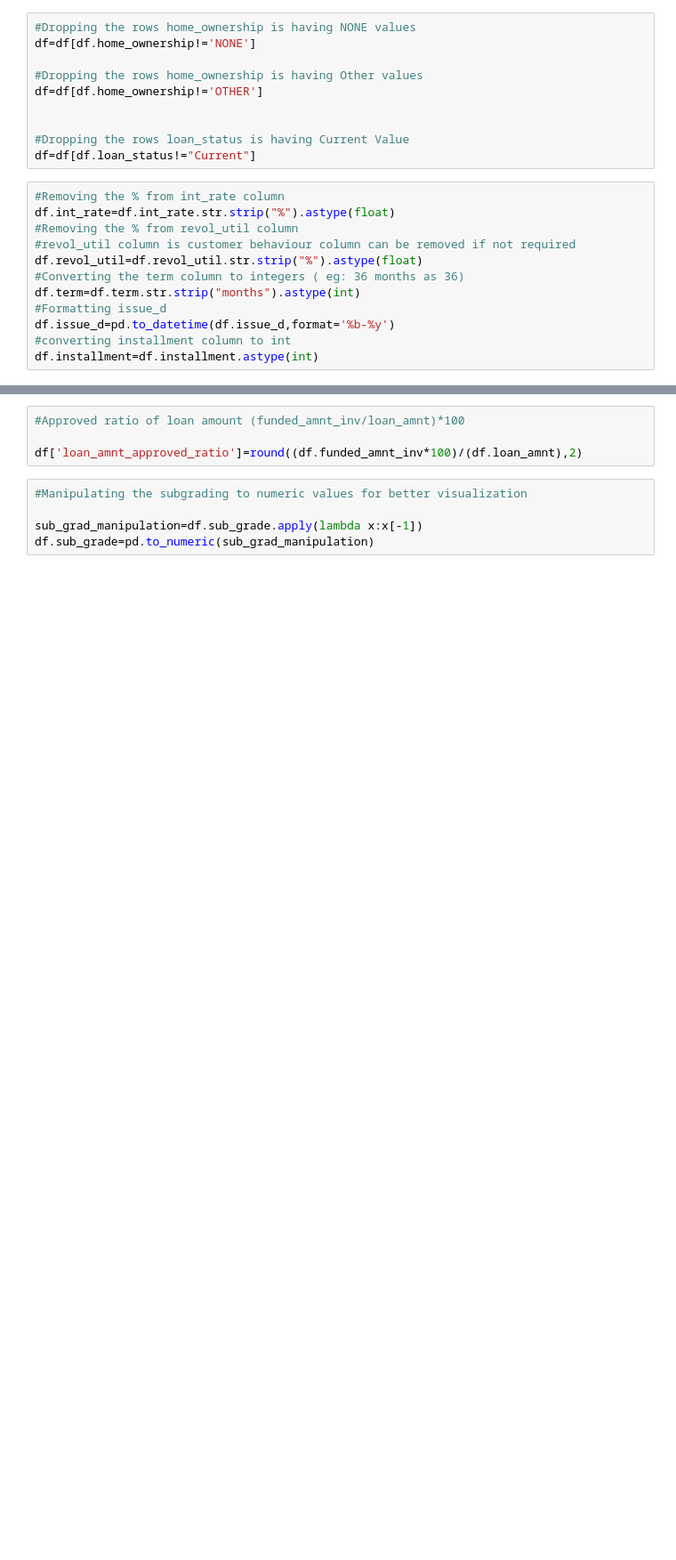
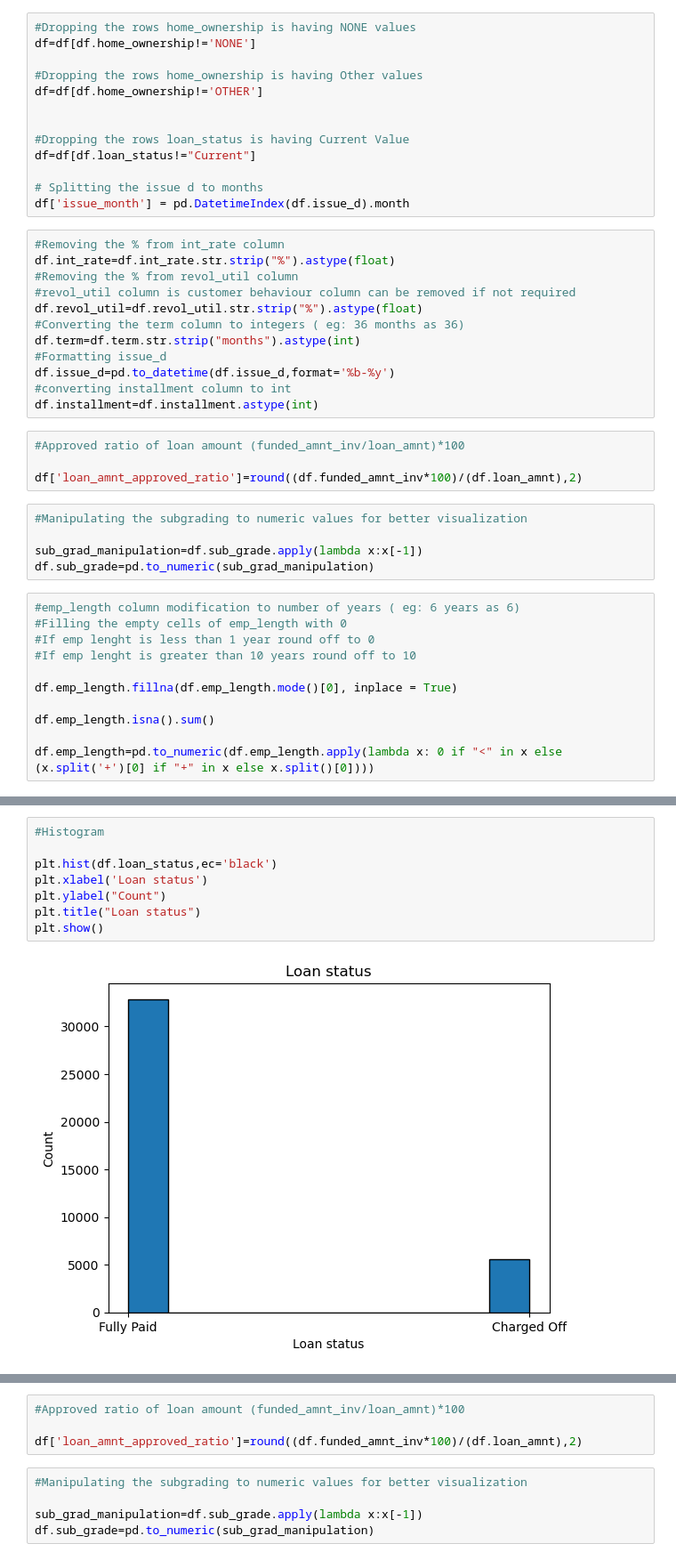
Before and after one commit to aswanth523/LendingClubCaseStudy, a Jupyter notebook: Lending_Club_Default_Analysis.ipynb, the cells around one changed output, grey strips where cells are left out. Shown: that part at 89% size. Saved outputs shown, nothing was run; the diff lists cells and outputs as text; blank space fills up the shorter version.

Commit message:
added issue_month column which is splitted from issue_d

```diff
--- a/Lending_Club_Default_Analysis.ipynb
+++ b/Lending_Club_Default_Analysis.ipynb
@@ -69,6 +69,9 @@ df=df[df.home_ownership!='OTHER']
 
 #Dropping the rows loan_status is having Current Value
 df=df[df.loan_status!="Current"]
+
+# Splitting the issue d to months
+df['issue_month'] = pd.DatetimeIndex(df.issue_d).month
 # %%
 #Removing the % from int_rate column
 df.int_rate=df.int_rate.str.strip("%").astype(float)
@@ -81,3 +84,23 @@ df.term=df.term.str.strip("months").astype(int)
 df.issue_d=pd.to_datetime(df.issue_d,format='%b-%y')
 #converting installment column to int
 df.installment=df.installment.astype(int)
+# %%
+#Approved ratio of loan amount (funded_amnt_inv/loan_amnt)*100
+
+df['loan_amnt_approved_ratio']=round((df.funded_amnt_inv*100)/(df.loan_amnt),2)
+# %%
+#Manipulating the subgrading to numeric values for better visualization
+
+sub_grad_manipulation=df.sub_grade.apply(lambda x:x[-1])
+df.sub_grade=pd.to_numeric(sub_grad_manipulation)
+# %%
+#emp_length column modification to number of years ( eg: 6 years as 6)
+#Filling the empty cells of emp_length with 0
+#If emp lenght is less than 1 year round off to 0
+#If emp lenght is greater than 10 years round off to 10
+
+df.emp_length.fillna(df.emp_length.mode()[0], inplace = True)
+
+df.emp_length.isna().sum()
+
+df.emp_length=pd.to_numeric(df.emp_length.apply(lambda x: 0 if "<" in x else (x.split('+')[0] if "+" in x else x.split()[0])))
@@ -83,0 +114,10 @@ df.installment=df.installment.astype(int)
+# %%
+#Histogram
+
+plt.hist(df.loan_status,ec='black')
+plt.xlabel('Loan status')
+plt.ylabel("Count")
+plt.title("Loan status")
+plt.show()
+# %% [output]
+[figure, added]
```
Also changed, not shown: parts of 25 cells of this notebook, 1 other file.
